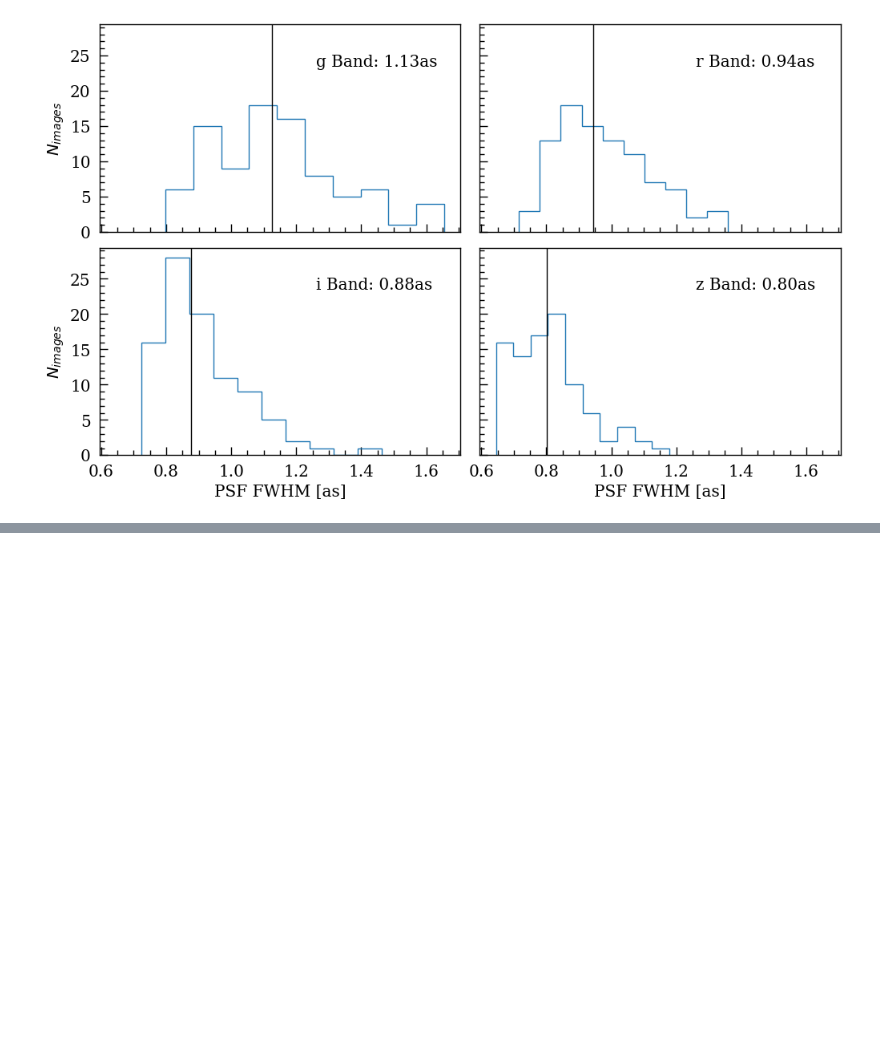
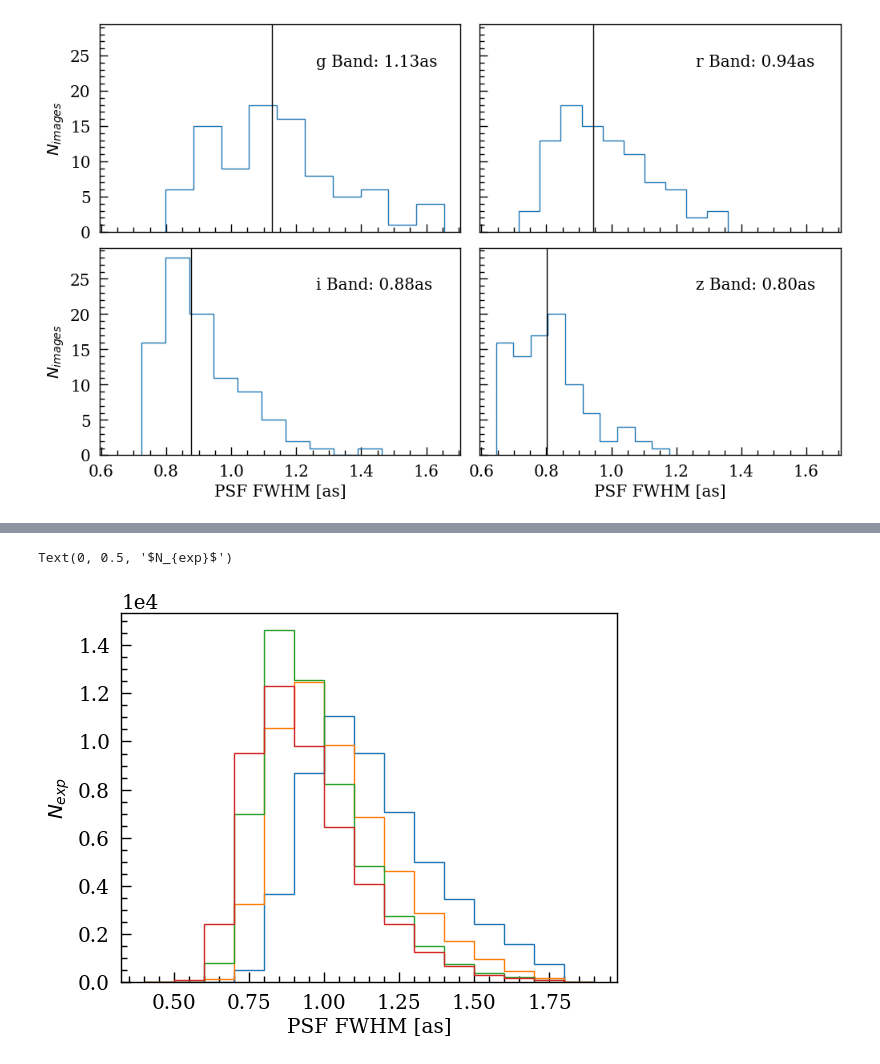
Before and after one commit to lsst-dm/decam_template_tools, a Jupyter notebook: endurance/notebooks/diagnostics.ipynb, the cells around one changed output, grey strips where cells are left out. Drawn from its saved outputs; the diff is of its cells as text; code cells hidden in the pictures; blank space fills up the shorter version.

```diff
--- a/endurance/notebooks/diagnostics.ipynb
+++ b/endurance/notebooks/diagnostics.ipynb
@@ -137,0 +179,16 @@ for ax in axs[:,0]:
+# %%
+fig,ax = plt.subplots()
+for b in bands:
+    msk = a['band']==b
+    ax.hist(a[msk]['psf_fwhm'],
+            bins=np.arange(0.4,2,step=0.1),
+            label=f'{b} band',
+            # weights=np.full(np.shape(band_cov[b][msk]),hp.nside2pixarea(NSIDE,degrees=True)),
+            histtype='step',
+            # cumulative=True,
+           )
+ax.set_xlabel("PSF FWHM [as]")
+ax.set_ylabel("Nexp")
+# %% [output]
+Text(0, 0.5, '$N_{exp}$')
+[figure, added]
```
Also changed, not shown: parts of 5 cells of this notebook, 7 other files.
